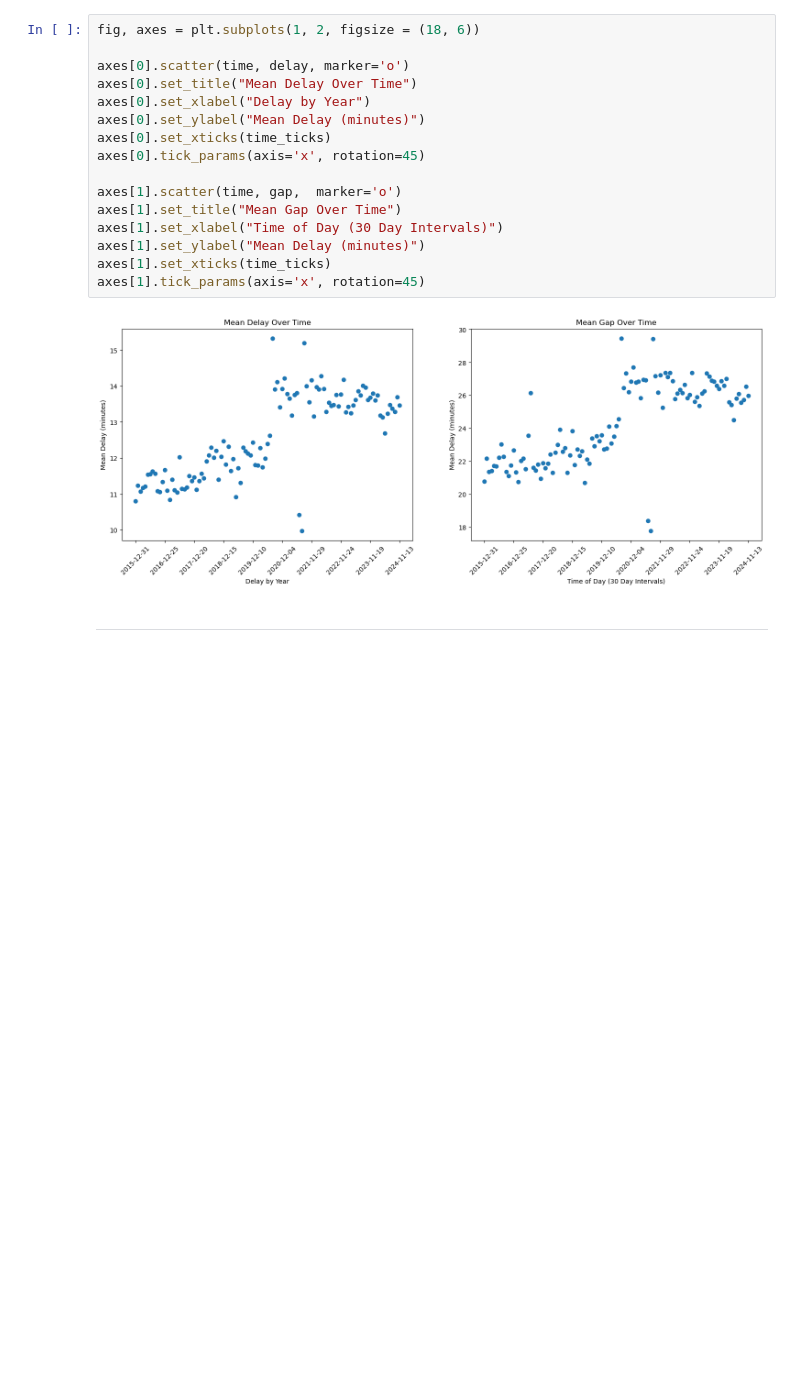
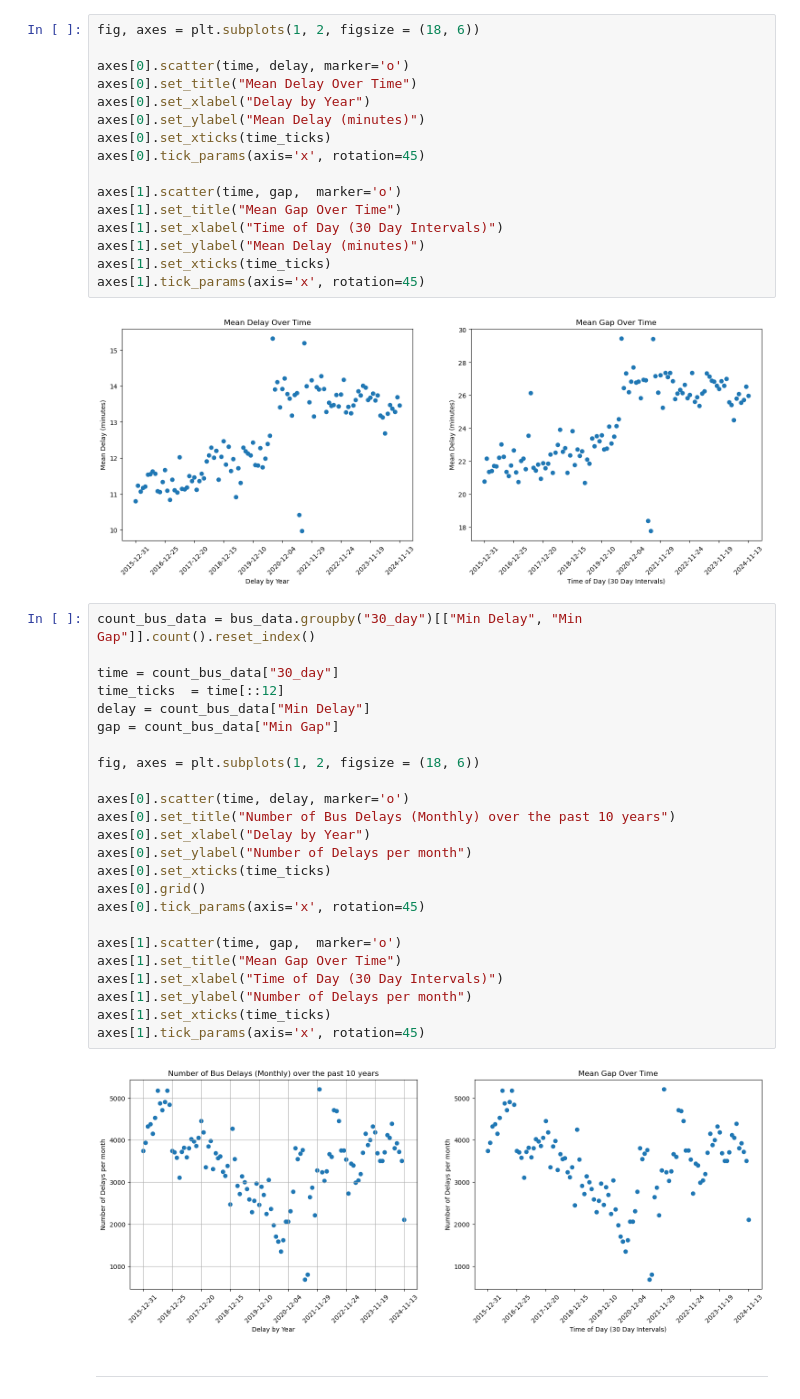
Before and after one commit to michelleyucollins/TardyTerminatorCommittee, a Jupyter notebook: bus_analysis/time_analysis.ipynb, the cells around one changed output. Saved outputs shown, nothing was run; the diff lists cells and outputs as text; blank space fills up the shorter version.

Commit message:
some new stuff on vehicle number and total delays

```diff
--- a/bus_analysis/time_analysis.ipynb
+++ b/bus_analysis/time_analysis.ipynb
@@ -280,6 +281,32 @@ axes[1].set_xticks(time_ticks)
 axes[1].tick_params(axis='x', rotation=45)
 # %% [output]
 [figure]
+# %%
+count_bus_data = bus_data.groupby("30_day")[["Min Delay", "Min Gap"]].count().reset_index()
+
+time = count_bus_data["30_day"]
+time_ticks  = time[::12]
+delay = count_bus_data["Min Delay"]
+gap = count_bus_data["Min Gap"]
+
+fig, axes = plt.subplots(1, 2, figsize = (18, 6))
+
+axes[0].scatter(time, delay, marker='o')
+axes[0].set_title("Number of Bus Delays (Monthly) over the past 10 years")
+axes[0].set_xlabel("Delay by Year")
+axes[0].set_ylabel("Number of Delays per month")
+axes[0].set_xticks(time_ticks)
+axes[0].grid()
+axes[0].tick_params(axis='x', rotation=45)
+
+axes[1].scatter(time, gap,  marker='o')
+axes[1].set_title("Mean Gap Over Time")
+axes[1].set_xlabel("Time of Day (30 Day Intervals)")
+axes[1].set_ylabel("Number of Delays per month")
+axes[1].set_xticks(time_ticks)
+axes[1].tick_params(axis='x', rotation=45)
+# %% [output]
+[figure, added]
 # %% [markdown]
 ---
 # %% [markdown]
```
Also changed, not shown: parts of 12 cells of this notebook.
